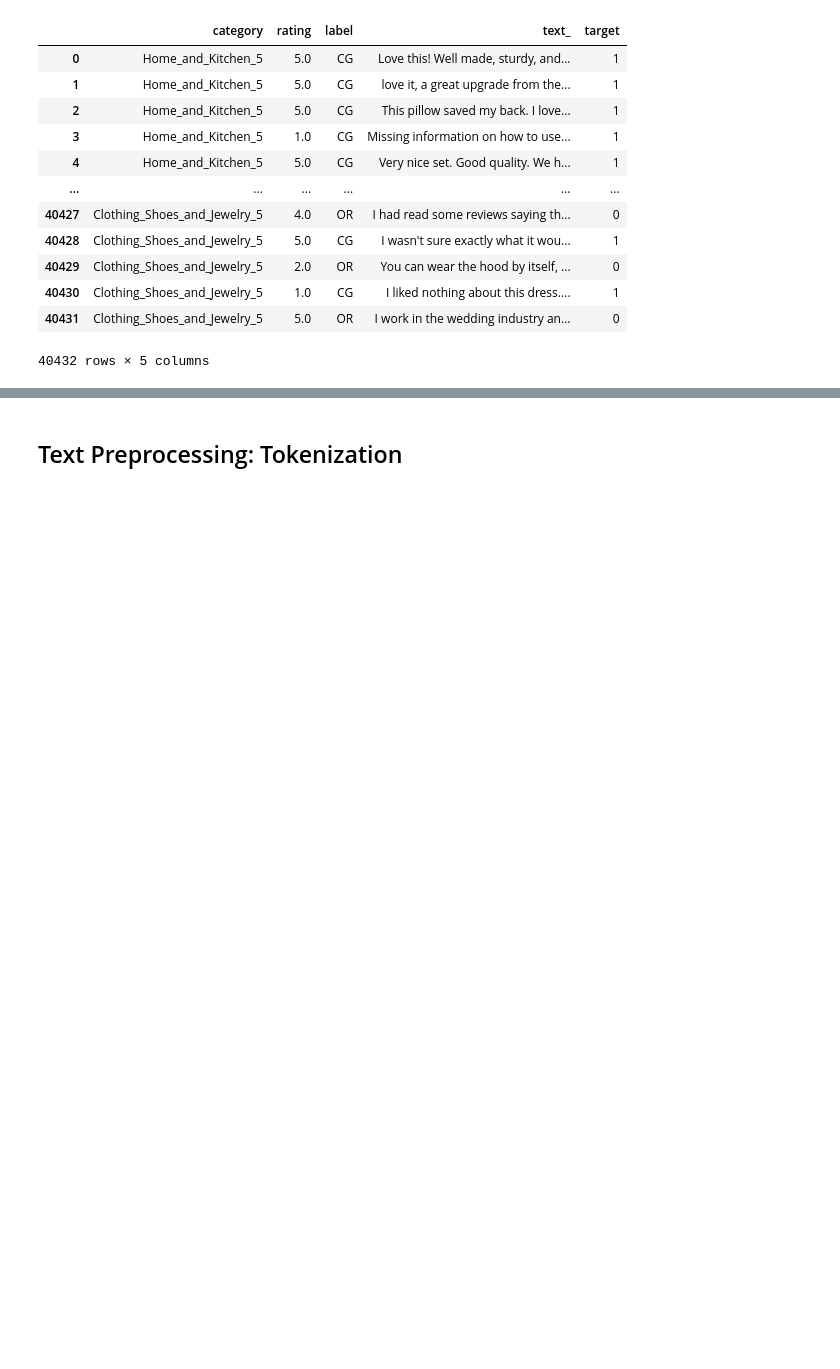
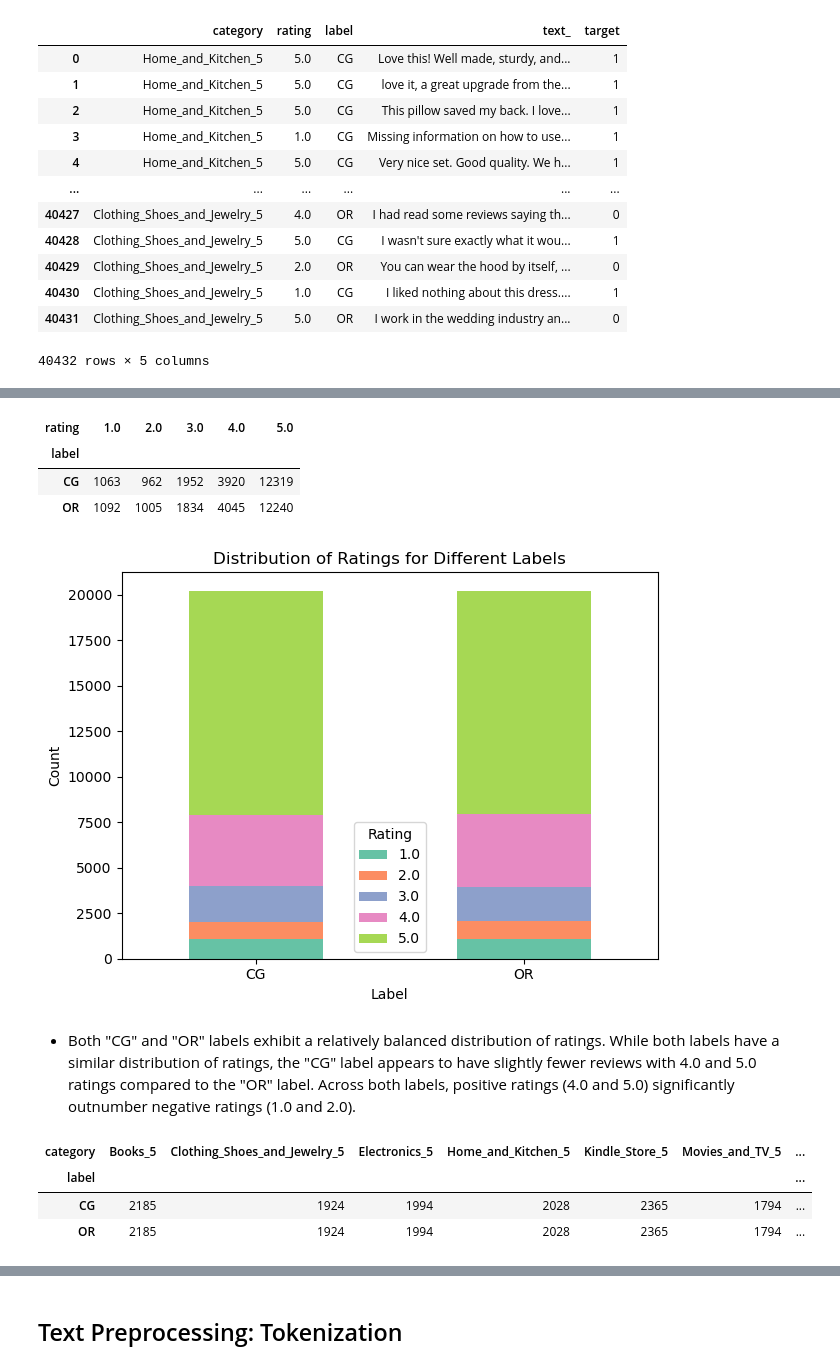
Before and after one commit to serbinaekaterinai/NLP-Review-Detector, a Jupyter notebook: Ekaterina/Copy1.ipynb, the cells around one changed output, grey strips where cells are left out. Saved outputs shown, nothing was run; the diff lists cells and outputs as text; code cells hidden in the pictures; blank space fills up the shorter version.

```diff
--- a/Ekaterina/Copy1.ipynb
+++ b/Ekaterina/Copy1.ipynb
@@ -88,0 +163,32 @@ df
+# %%
+label_rating_counts = df.groupby(['label', 'rating']).size().unstack(fill_value=0)
+label_rating_counts
+# %% [output]
+| rating | 1.0 | 2.0 | 3.0 | 4.0 | 5.0 |
+| label |  |  |  |  |  |
+| CG | 1063 | 962 | 1952 | 3920 | 12319 |
+| OR | 1092 | 1005 | 1834 | 4045 | 12240 |
+# %%
+# Distribution of Ratings for Different Labels
+plt.figure(figsize=(12, 6))
+label_rating_counts.plot(kind='bar', stacked=True)
+
+plt.xlabel('Label')
+plt.ylabel('Count')
+plt.title('Distribution of Ratings for Different Labels')
+plt.xticks(rotation=0)
+plt.legend(title='Rating', labels=label_rating_counts.columns)
+plt.tight_layout()
+plt.show()
+# %% [output]
+[figure, added]
+# %% [markdown]
+- Both "CG" and "OR" labels exhibit a relatively balanced distribution of ratings. While both labels have a similar distribution of ratings, the "CG" label appears to have slightly fewer reviews with 4.0 and 5.0 ratings compared to the "OR" label. Across both labels, positive ratings (4.0 and 5.0) significantly outnumber negative ratings (1.0 and 2.0).
+# %%
+label_category_counts = df.groupby(['label', 'category']).size().unstack(fill_value=0)
+label_category_counts
+# %% [output]
+| category | Books_5 | Clothing_Shoes_and_Jewelry_5 | Electronics_5 | Home_and_Kitchen_5 | Kindle_Store_5 | Movies_and_TV_5 | ... |
+| label |  |  |  |  |  |  | ... |
+| CG | 2185 | 1924 | 1994 | 2028 | 2365 | 1794 | ... |
+| OR | 2185 | 1924 | 1994 | 2028 | 2365 | 1794 | ... |
```
Also changed, not shown: parts of 95 cells of this notebook, 3 other files.
